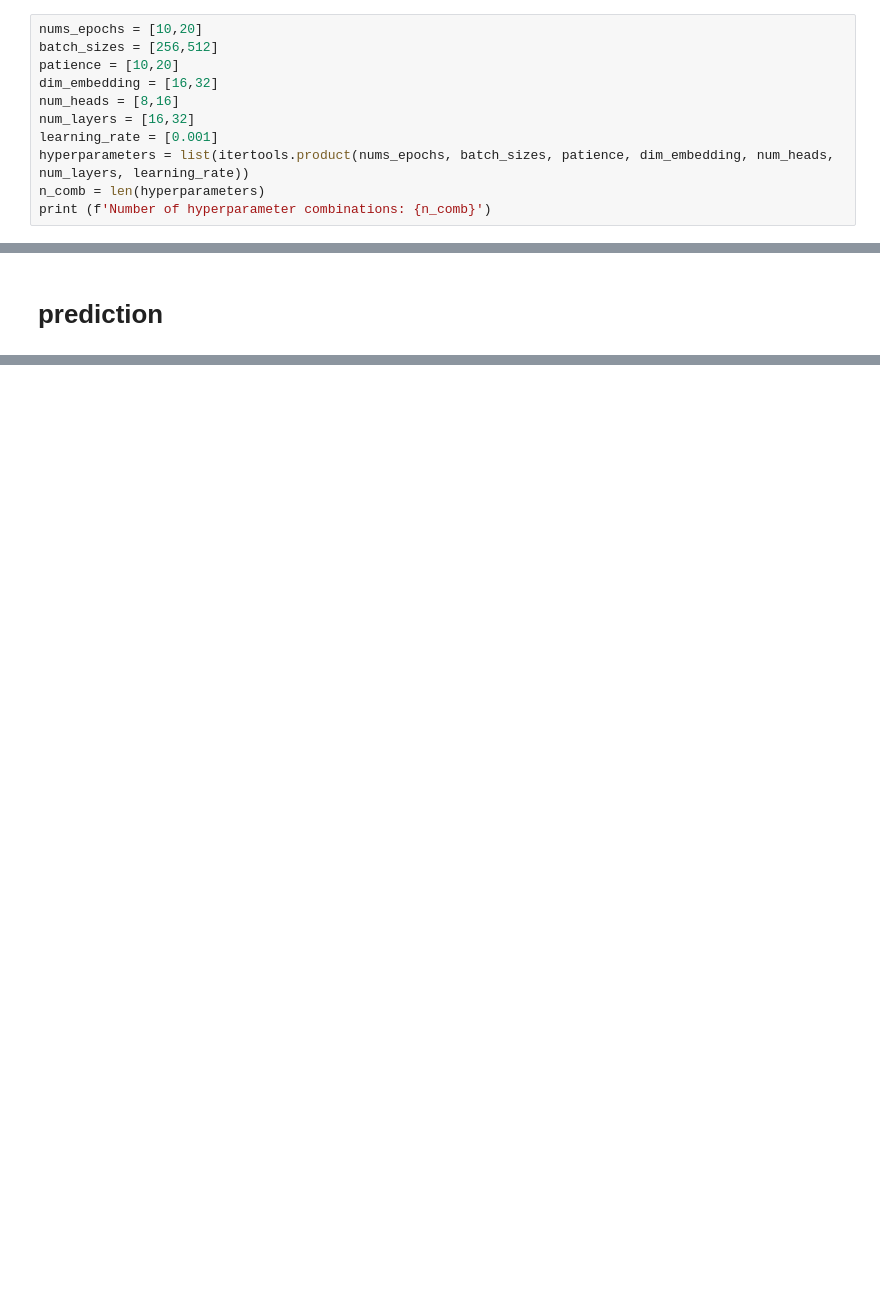
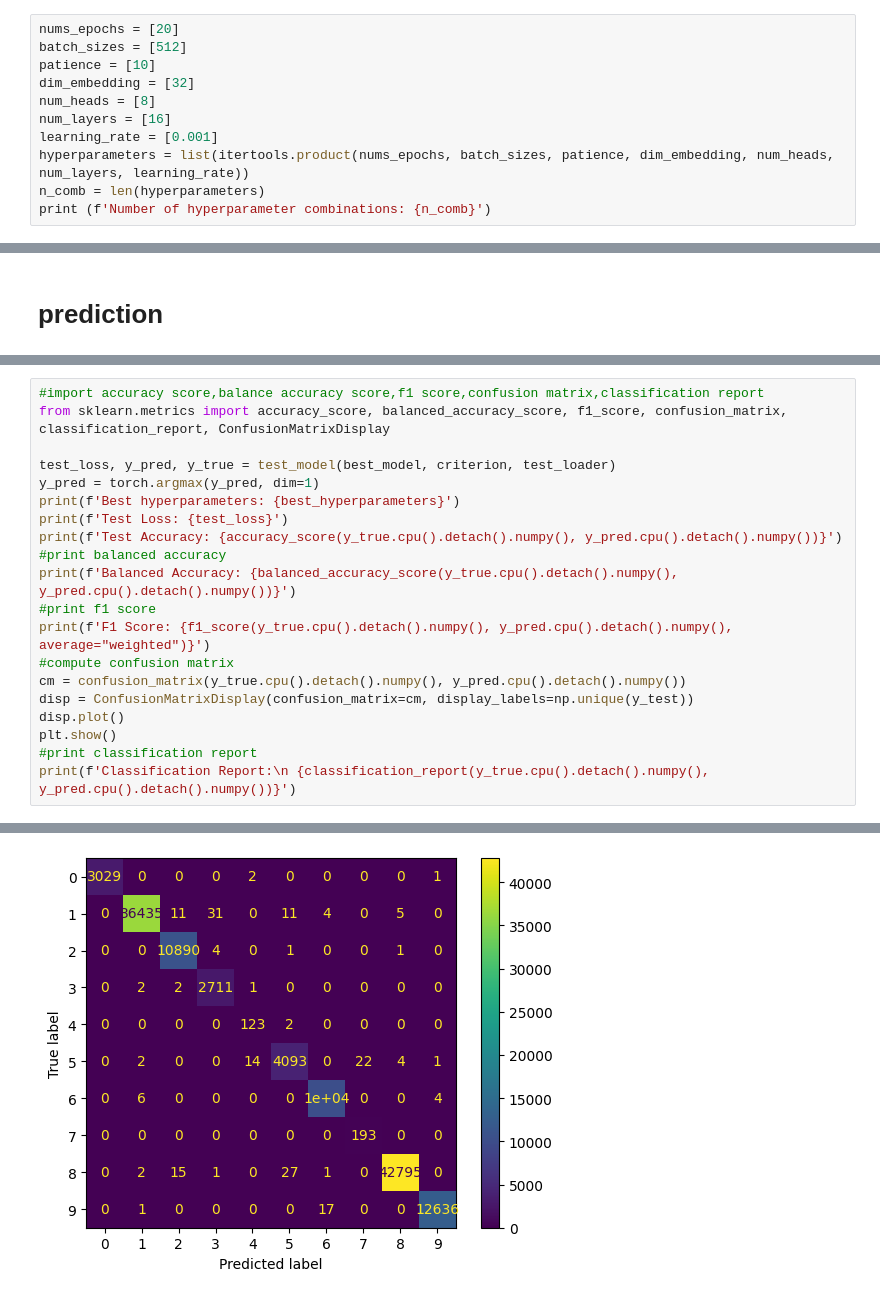
Before and after one commit to benzebra/data-analytics, a Jupyter notebook: TRAIN/tabTransformer.ipynb, the cells around one changed output, grey strips where cells are left out. Saved outputs shown, nothing was run; the diff lists cells and outputs as text; blank space fills up the shorter version.

```diff
--- a/TRAIN/tabTransformer.ipynb
+++ b/TRAIN/tabTransformer.ipynb
@@ -230,12 +230,12 @@ print(class_weights)
 # %% [markdown]
 # hp configuration
 # %%
-nums_epochs = [10,20]
-batch_sizes = [256,512]
-patience = [10,20]
-dim_embedding = [16,32]
-num_heads = [8,16]
-num_layers = [16,32]
+nums_epochs = [20]
+batch_sizes = [512]
+patience = [10]
+dim_embedding = [32]
+num_heads = [8]
+num_layers = [16]
 learning_rate = [0.001]
 hyperparameters = list(itertools.product(nums_epochs, batch_sizes, patience, dim_embedding, num_heads, num_layers, learning_rate))
 n_comb = len(hyperparameters)
@@ -342,0 +280,21 @@ weighted avg       1.00      1.00      1.00     98721
+# %%
+#import accuracy score,balance accuracy score,f1 score,confusion matrix,classification report
+from sklearn.metrics import accuracy_score, balanced_accuracy_score, f1_score, confusion_matrix, classification_report, ConfusionMatrixDisplay
+
+test_loss, y_pred, y_true = test_model(best_model, criterion, test_loader)
+y_pred = torch.argmax(y_pred, dim=1)
+print(f'Best hyperparameters: {best_hyperparameters}')
+print(f'Test Loss: {test_loss}')
+print(f'Test Accuracy: {accuracy_score(y_true.cpu().detach().numpy(), y_pred.cpu().detach().numpy())}')
+#print balanced accuracy
+print(f'Balanced Accuracy: {balanced_accuracy_score(y_true.cpu().detach().numpy(), y_pred.cpu().detach().numpy())}')
+#print f1 score
+print(f'F1 Score: {f1_score(y_true.cpu().detach().numpy(), y_pred.cpu().detach().numpy(), average="weighted")}')
+#compute confusion matrix
+cm = confusion_matrix(y_true.cpu().detach().numpy(), y_pred.cpu().detach().numpy())
+disp = ConfusionMatrixDisplay(confusion_matrix=cm, display_labels=np.unique(y_test))
+disp.plot()
+plt.show()
+#print classification report
+print(f'Classification Report:\n {classification_report(y_true.cpu().detach().numpy(), y_pred.cpu().detach().numpy())}')
+# %% [output]
@@ -342,0 +306 @@ weighted avg       1.00      1.00      1.00     98721
+[figure, added]
```
Also changed, not shown: parts of 6 cells of this notebook.
